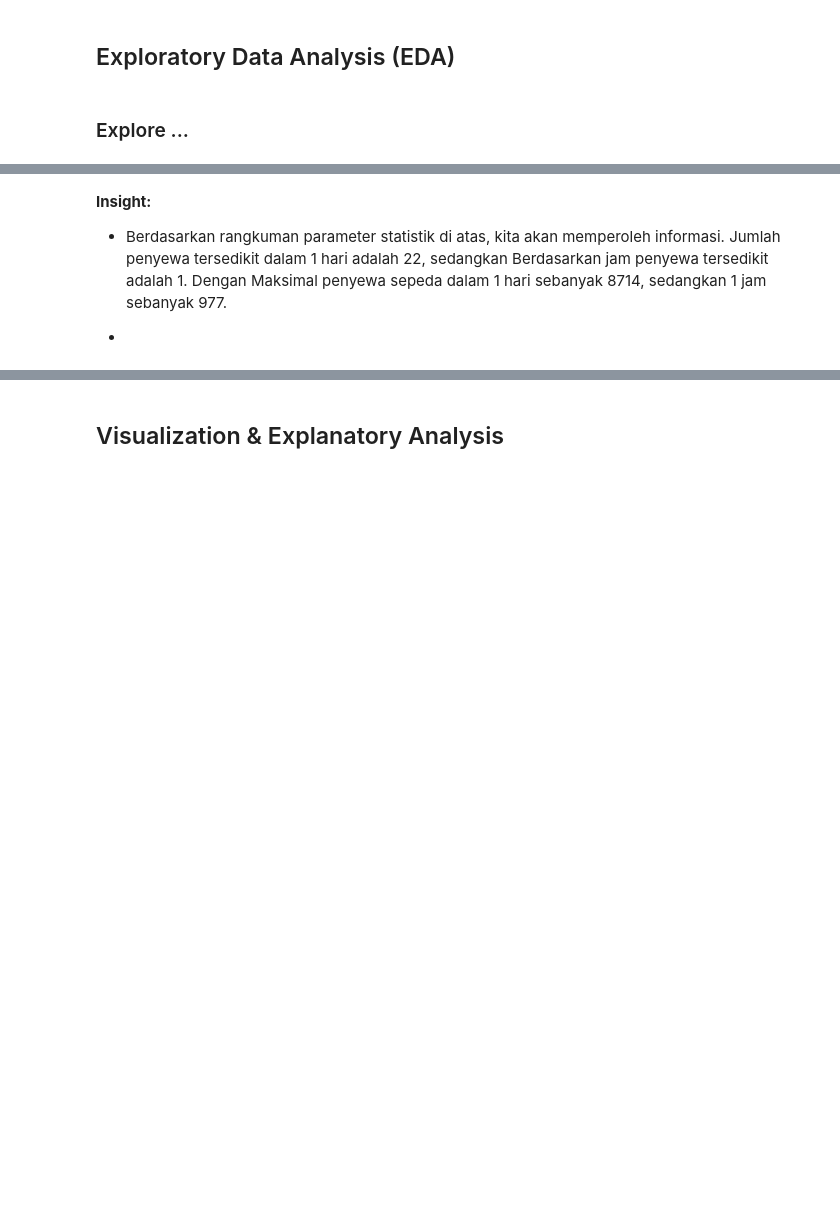
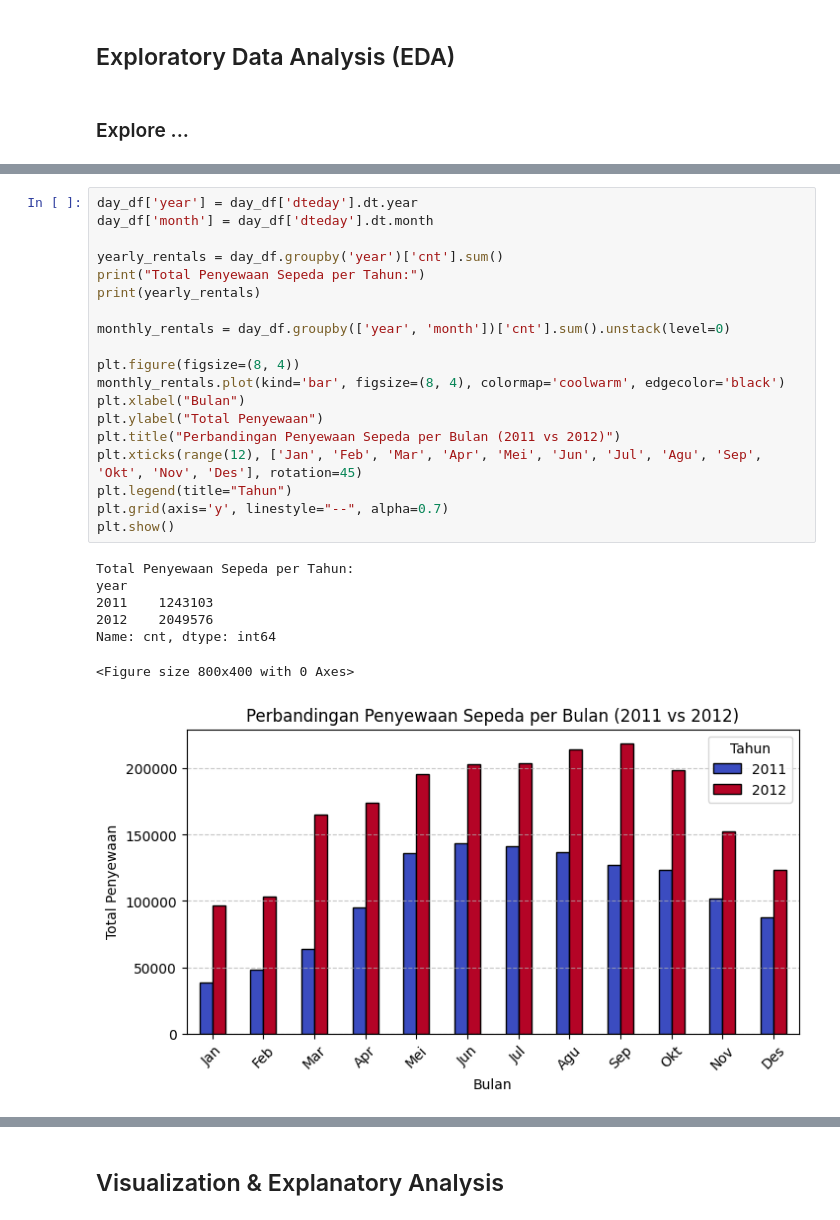
Before and after one commit to Fadhilsrg/Bike-Sharing-Analysis, a Jupyter notebook: Proyek_Analisis_Data.ipynb, the cells around one changed output, grey strips where cells are left out. Cells and saved outputs as stored; diff of their text form; blank space fills up the shorter version.

```diff
--- a/Proyek_Analisis_Data.ipynb
+++ b/Proyek_Analisis_Data.ipynb
@@ -206,8 +206,30 @@ hour_df.describe(include="all")
 | 75% | 13034.5000 | 2012-07-02 00:00:00 | 3.000000 | 1.000000 | 10.000000 | 18.000000 | 0.000000 | 5.000000 | 1.000000 | 2.000000 | ... |
 | max | 17379.0000 | 2012-12-31 00:00:00 | 4.000000 | 1.000000 | 12.000000 | 23.000000 | 1.000000 | 6.000000 | 1.000000 | 4.000000 | ... |
 | std | 5017.0295 | NaN | 1.106918 | 0.500008 | 3.438776 | 6.914405 | 0.167165 | 2.005771 | 0.465431 | 0.639357 | ... |
-# %% [markdown]
-**Insight:**
-- Berdasarkan rangkuman parameter statistik di atas, kita akan memperoleh informasi. Jumlah penyewa tersedikit dalam 1 hari adalah 22, sedangkan Berdasarkan jam penyewa tersedikit adalah 1. Dengan Maksimal penyewa sepeda dalam 1 hari sebanyak 8714, sedangkan 1 jam sebanyak 977.
-
--
+# %%
+day_df['year'] = day_df['dteday'].dt.year
+day_df['month'] = day_df['dteday'].dt.month
+
+yearly_rentals = day_df.groupby('year')['cnt'].sum()
+print("Total Penyewaan Sepeda per Tahun:")
+print(yearly_rentals)
+
+monthly_rentals = day_df.groupby(['year', 'month'])['cnt'].sum().unstack(level=0)
+
+plt.figure(figsize=(8, 4))
+monthly_rentals.plot(kind='bar', figsize=(8, 4), colormap='coolwarm', edgecolor='black')
+plt.xlabel("Bulan")
+plt.ylabel("Total Penyewaan")
+plt.title("Perbandingan Penyewaan Sepeda per Bulan (2011 vs 2012)")
+plt.xticks(range(12), ['Jan', 'Feb', 'Mar', 'Apr', 'Mei', 'Jun', 'Jul', 'Agu', 'Sep', 'Okt', 'Nov', 'Des'], rotation=45)
+plt.legend(title="Tahun")
+plt.grid(axis='y', linestyle="--", alpha=0.7)
+plt.show()
+# %% [output]
+Total Penyewaan Sepeda per Tahun:
+year
+2011    1243103
+2012    2049576
+Name: cnt, dtype: int64
+<Figure size 800x400 with 0 Axes>
+[figure, added]
```
Also changed, not shown: parts of 2 cells of this notebook.
